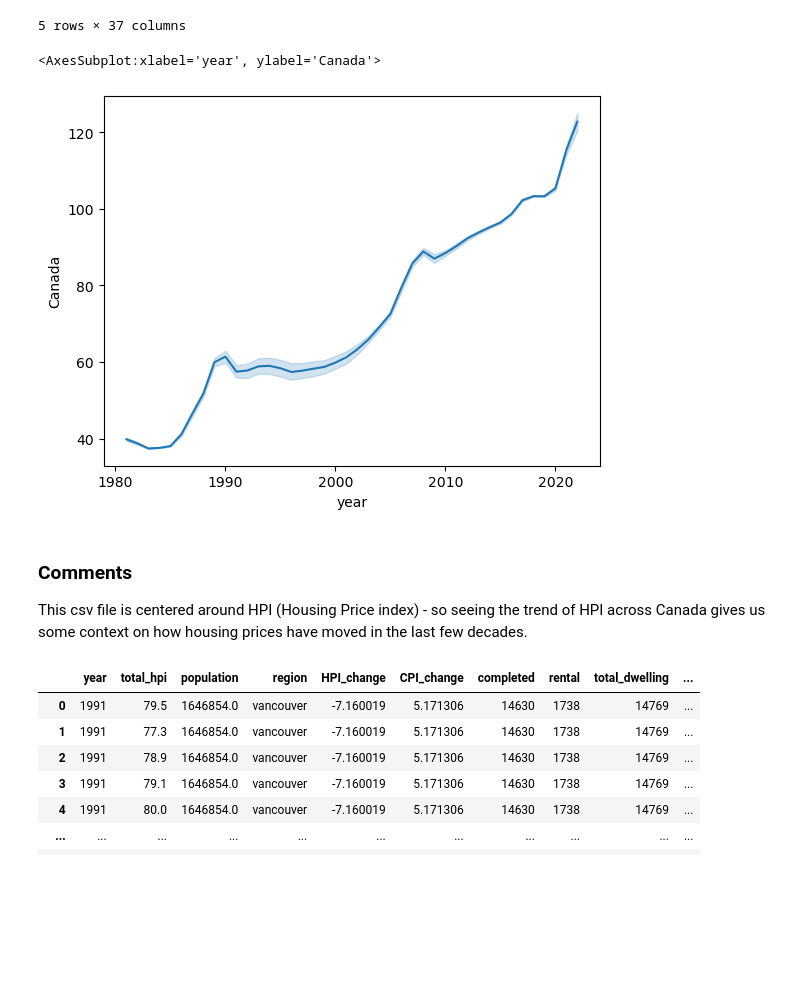
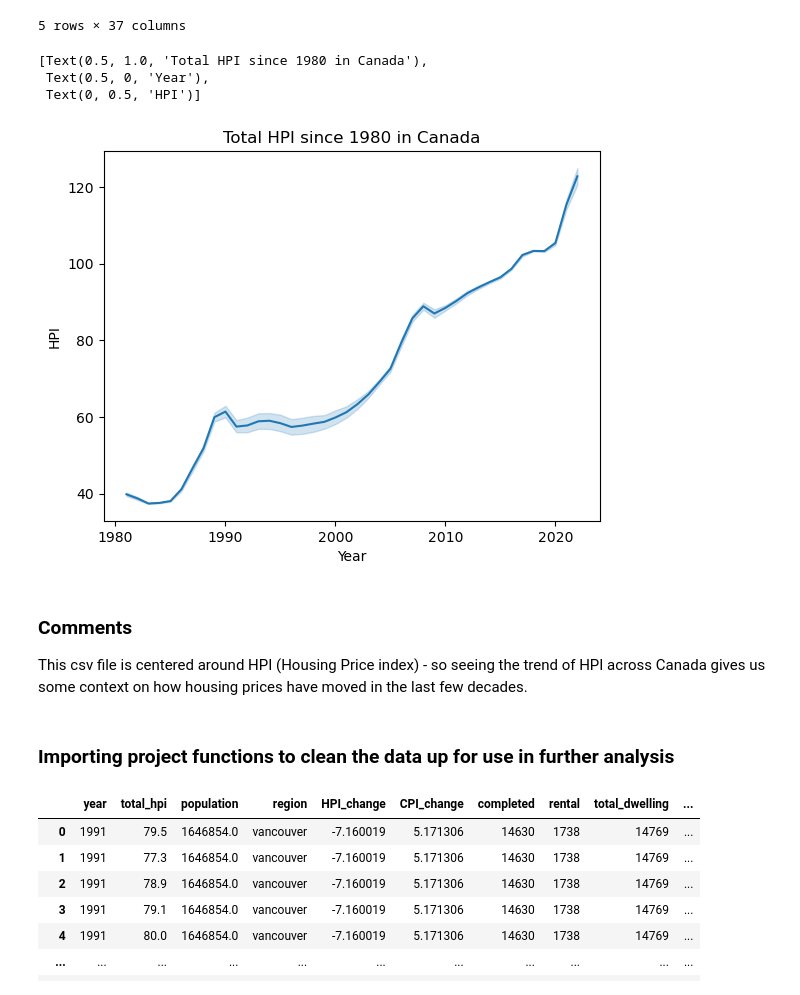
Before and after one commit to ubco-W2022T1-cosc301/group13, a Jupyter notebook: notebooks/analysis1.ipynb, the cells around one changed output. Cells and saved outputs as stored; diff of their text form; code cells hidden in the pictures; blank space fills up the shorter version.

```diff
--- a/notebooks/analysis1.ipynb
+++ b/notebooks/analysis1.ipynb
@@ -116,10 +116,12 @@ hpi_dataset.head()
 | 4 | 4 | House and Land | May-81 | 40.6 | NaN | NaN | NaN | ... |
 5 rows × 37 columns
 # %%
-sns.lineplot(data=hpi_dataset, x='year', y='Canada')
+sns.lineplot(data=hpi_dataset, x='year', y='Canada').set(title="Total HPI since 1980 in Canada", xlabel="Year", ylabel="HPI")
 # %% [output]
-<AxesSubplot:xlabel='year', ylabel='Canada'>
+[Text(0.5, 1.0, 'Total HPI since 1980 in Canada'),
+ Text(0.5, 0, 'Year'),
+ Text(0, 0.5, 'HPI')]
-[figure, old version]
+[figure, new version]
 # %% [markdown]
 ### Comments
 This csv file is centered around HPI (Housing Price index) - so seeing the trend of HPI across Canada gives us some context on how housing prices have moved in the last few decades.
@@ -155,0 +128,2 @@ def load_and_process(path):
+# %% [markdown]
+### Importing project functions to clean the data up for use in further analysis
```
Also changed, not shown: parts of 7 cells of this notebook, 1 other file.
